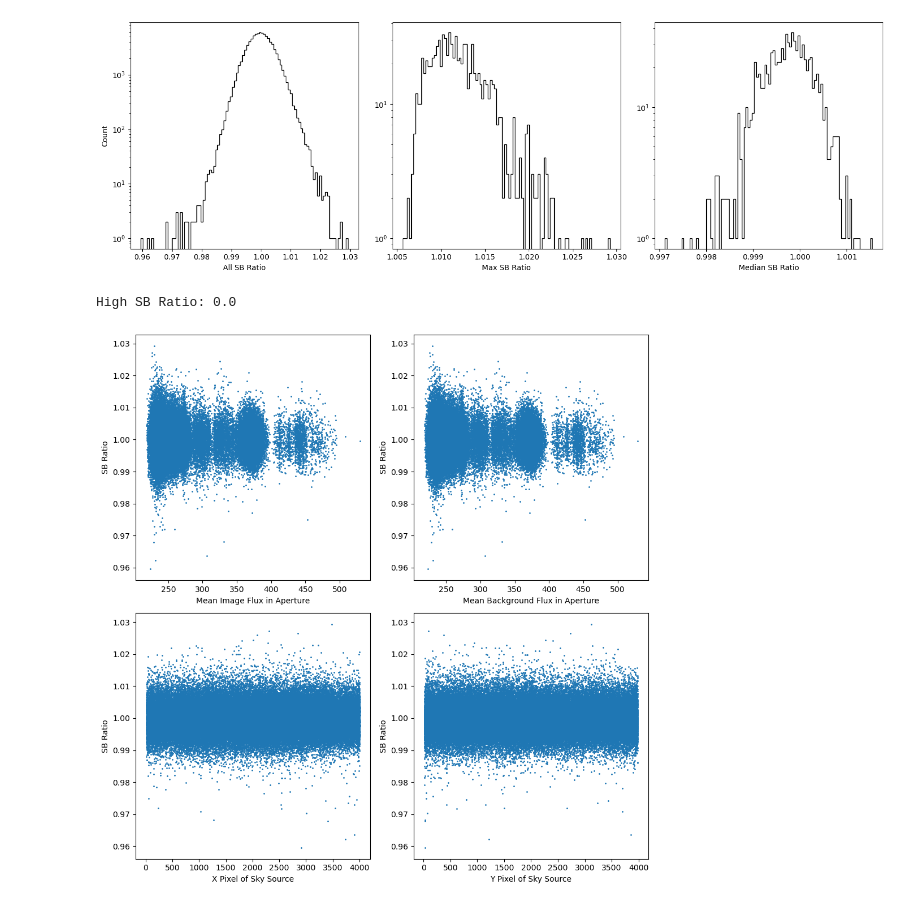
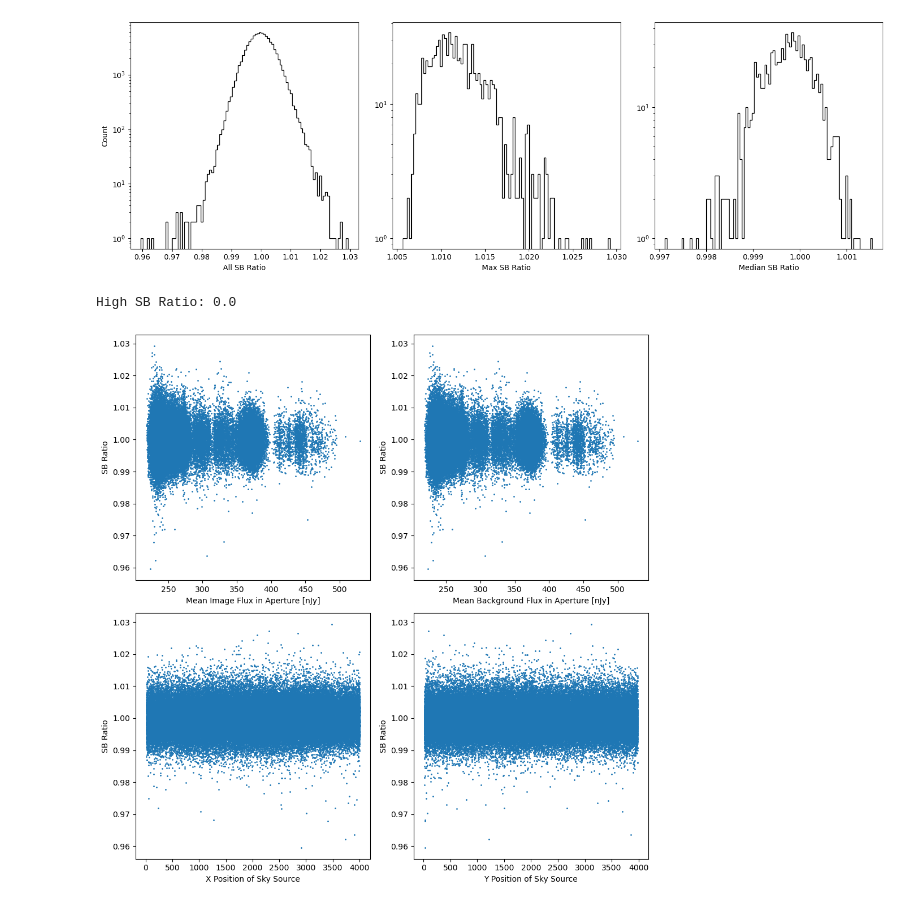
Before and after one commit to zhouconghao/sciunit_lsb, a Jupyter notebook: notebooks/test_LVV-T1074-b.ipynb, the cells around one changed output. Saved outputs shown, nothing was run; the diff lists cells and outputs as text; code cells hidden in the pictures.

```diff
--- a/notebooks/test_LVV-T1074-b.ipynb
+++ b/notebooks/test_LVV-T1074-b.ipynb
@@ -301,35 +301,35 @@ def plotCorrelation(resultList):
     allMeanImageFluxInApe = allMeanImageFluxInApe[~zeroMask]
     allMeanBackgroundInApe = allMeanBackgroundInApe[~zeroMask]
 
     allxSky = allxSky[~zeroMask]
     allySky = allySky[~zeroMask]
     allSBRatio = np.concatenate([np.concatenate(res["SBRatio"]) for res in resultList])
 
     assert len(allMeanImageFluxInApe) == len(allSBRatio), f"Length mismatch: {len(allMeanImageFluxInApe)} vs {len(allSBRatio)}"
 
     axes[0][0].scatter(allMeanImageFluxInApe, allSBRatio, s=1)
-    axes[0][0].set_xlabel("Mean Image Flux in Aperture")
+    axes[0][0].set_xlabel("Mean Image Flux in Aperture [nJy]")
     axes[0][0].set_ylabel("SB Ratio")
 
     axes[0][1].scatter(allMeanBackgroundInApe, allSBRatio, s=1)
-    axes[0][1].set_xlabel("Mean Background Flux in Aperture")
+    axes[0][1].set_xlabel("Mean Background Flux in Aperture [nJy]")
     axes[0][1].set_ylabel("SB Ratio")
 
     axes[1][0].scatter(allxSky, allSBRatio, s=1)
-    axes[1][0].set_xlabel("X Pixel of Sky Source")
+    axes[1][0].set_xlabel("X Position of Sky Source")
     axes[1][0].set_ylabel("SB Ratio")
     axes[1][1].scatter(allySky, allSBRatio, s=1)
-    axes[1][1].set_xlabel("Y Pixel of Sky Source")
+    axes[1][1].set_xlabel("Y Position of Sky Source")
     axes[1][1].set_ylabel("SB Ratio")
 
     highSBRatio = allSBRatio > 1.5
     print(f"High SB Ratio: {np.sum(highSBRatio)/len(allSBRatio)}")
 
     plt.tight_layout()
     plt.show()
 
 
 plotCorrelation(resultList)
 # %% [output]
 High SB Ratio: 0.0
-[figure, old version]
+[figure, new version]
```
